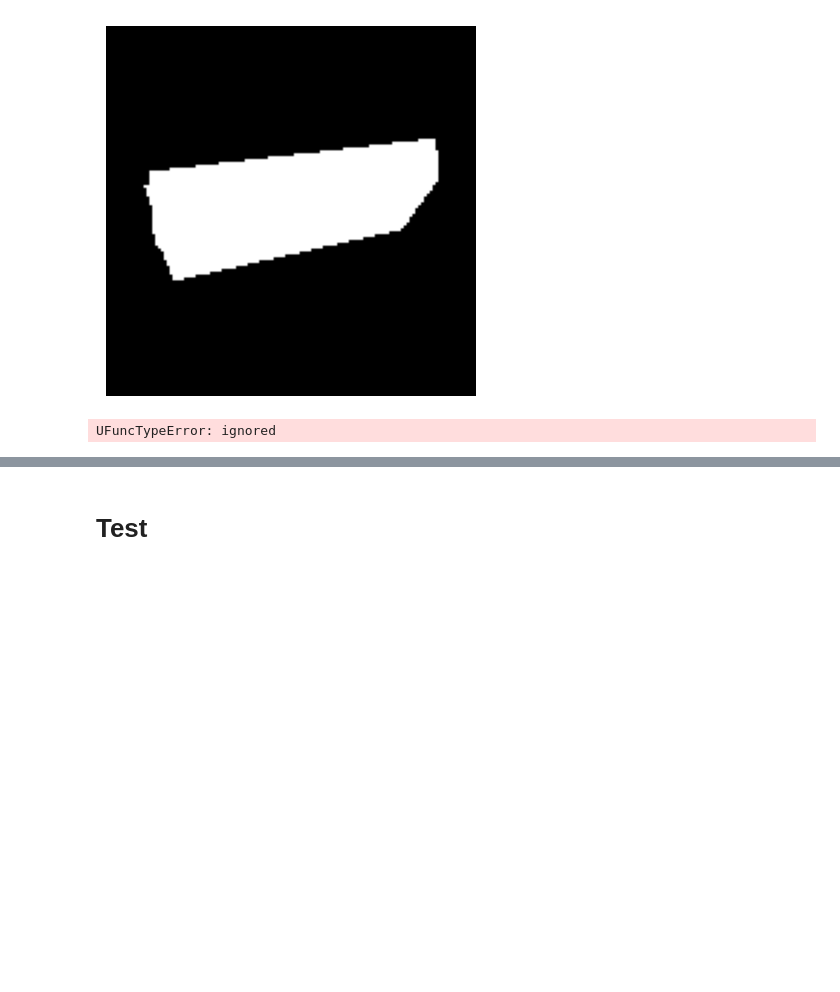
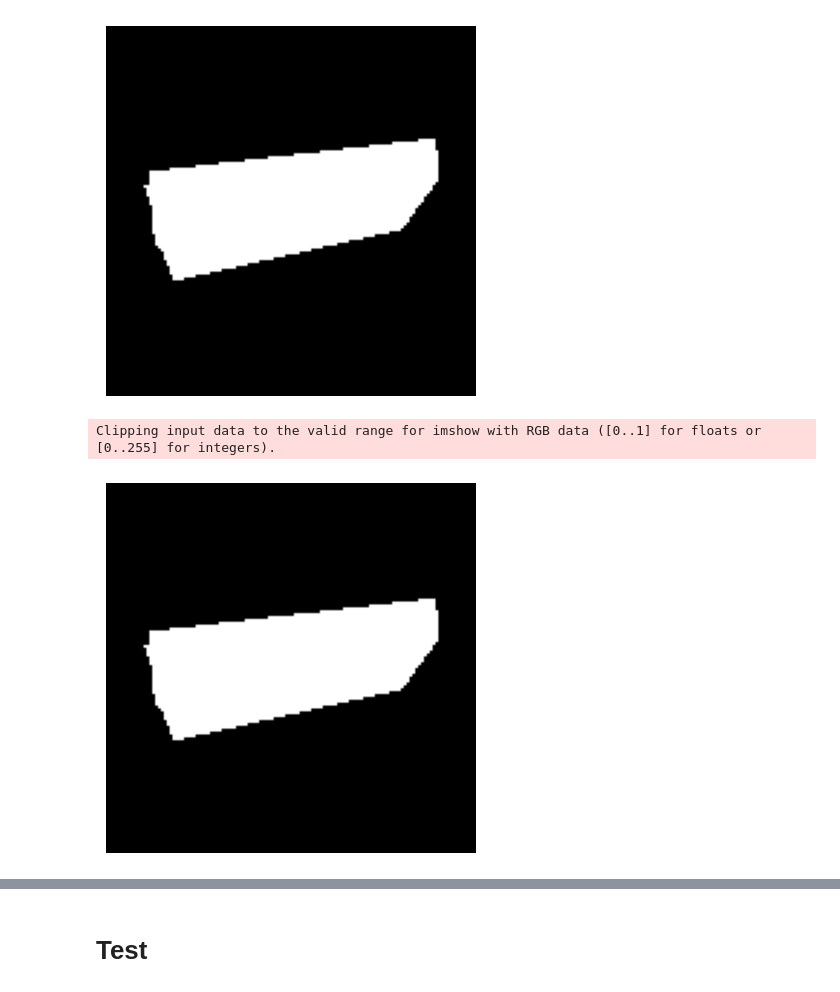
Before and after one commit to MarioRMReis/EarthCapture_TimeLapse, a Jupyter notebook: Sentinel_1.ipynb, the cells around one changed output, grey strips where cells are left out. Saved outputs shown, nothing was run; the diff lists cells and outputs as text; code cells hidden in the pictures; blank space fills up the shorter version.

```diff
--- a/Sentinel_1.ipynb
+++ b/Sentinel_1.ipynb
@@ -76,7 +76,7 @@ aoi_names = []
 kml_files = os.listdir(C_drivePath + 'Sentinel/roi/')
 
 for kml in kml_files:
-  with open(C_drivePath + 'Sentinel/' + kml, 'r') as f:
+  with open(C_drivePath + 'Sentinel/roi/' + kml, 'r') as f:
     root = parser.parse(f).getroot()
   namespace = {"kml": 'http://www.opengis.net/kml/2.2'}
   pms = root.xpath(".//kml:Placemark[.//kml:Polygon]", namespaces=namespace)
@@ -424,42 +424,45 @@ def get_mask(path, aoi, size):
   # This part get's the land area image needed to create the mask --------------
   img = ee.Image(colList.get(17)).double().clip(aoi)
   rgb = ['B4','B3','B2']
-  url = img.getThumbURL({"min":20000, "max":20000,"bands":rgb})
+  url = img.getThumbURL({"min":-200000, "max":-200000,"bands":rgb})
 
   img_data = requests.get(url).content
 
   path_c = C_drivePath + path
   id = img.id().getInfo()
   with open(path_c + '/mask_aux.jpg', 'wb') as handler:
     handler.write(img_data)
 
   # load the saved image -------------------------------------------------------
   img_aux = cv2.imread(path_c + '/mask_aux.jpg')
   img_zeros = np.zeros([128, 128, 3])
 
   # Create mask ----------------------------------------------------------------
   # img_aux.shape -> [x,y,z]
   x = img_aux.shape[0]
   y = img_aux.shape[1]
-  x_sum = math.ceil((size-x)/2)
-  y_sum = math.ceil((size-y)/2)
+  x_sum = math.ceil((size[0]-x)/2)
+  y_sum = math.ceil((size[1]-y)/2)
 
   img_zeros = np.zeros([size[0], size[1], 3])
   img_zeros[x_sum:(x_sum+x), y_sum:(y_sum+y), :] = img_aux
 
+  cv2.imwrite(path_c +'/mask.jpg', img_zeros)
   return img_zeros
 
 # TEST ----------------------- (delete) -----------------
 name1 = '20170405T112111_20170405T112111_T29TNE.jpg'
 img1 = cv2.imread(C_drivePath + 'Sentinel/Z-Aux/' + name1)
 aoi_land = ee.Geometry.Polygon(aoi[0],None,False)
-img = get_mask(img1, aoi_land, 128)
+path = 'Sentinel/Z-Aux/'
+img = get_mask(path, aoi_land, [128, 128])
 
 plt.imshow(img)
 plt.axis("off")
 plt.show()
 # %% [output]
-UFuncTypeError: ignored
+Clipping input data to the valid range for imshow with RGB data ([0..1] for floats or [0..255] for integers).
+[figure, added]
 # %%
 disp.Image(img1)
 # %% [output]
```
Also changed, not shown: parts of 7 cells of this notebook.
